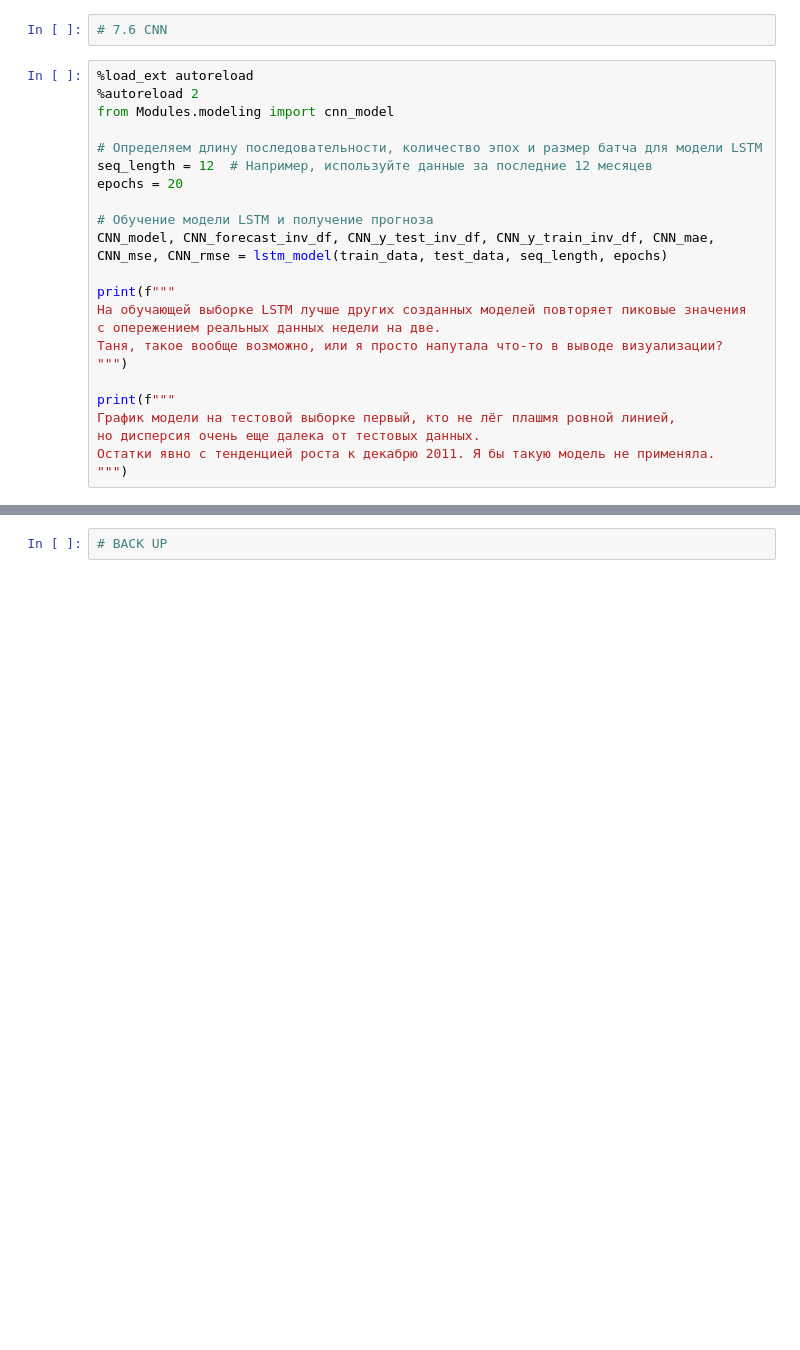
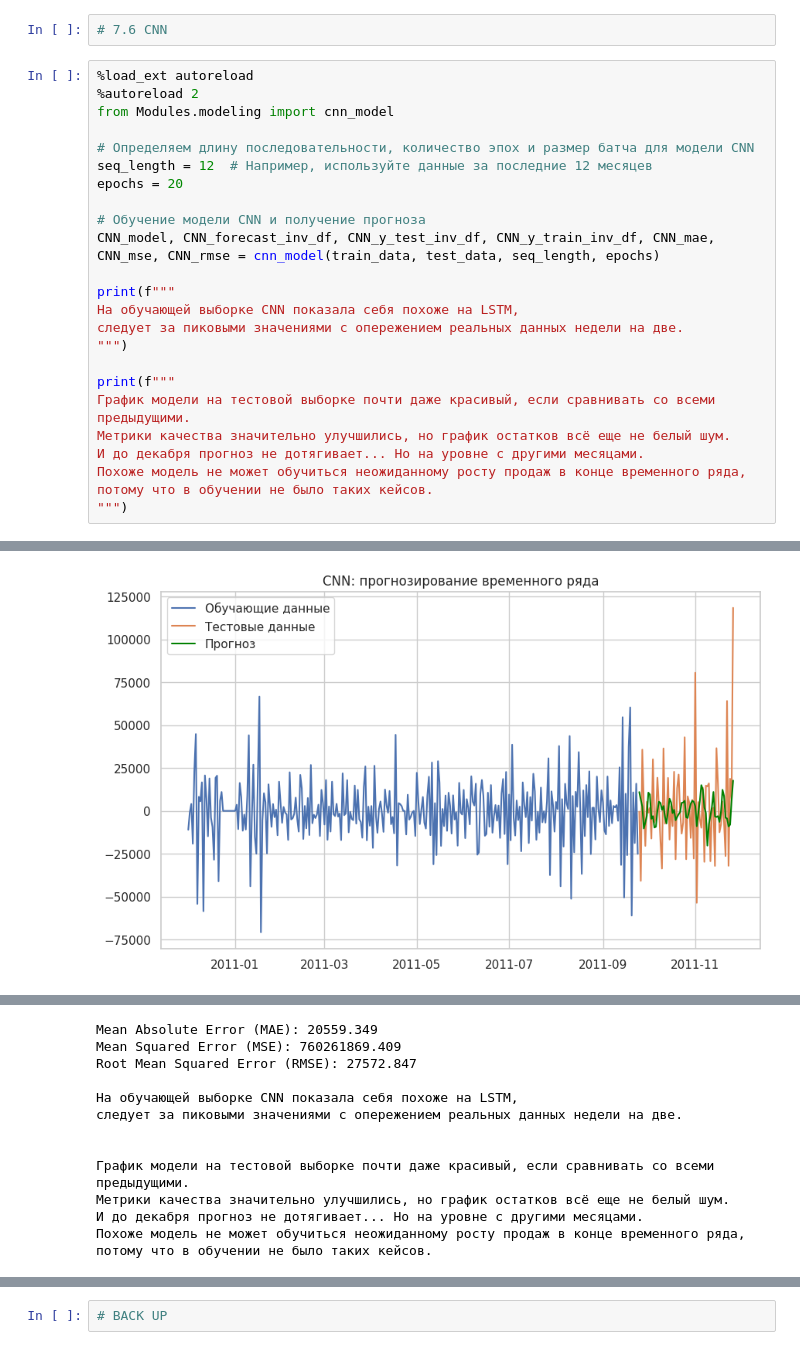
Before and after one commit to Vera-Moroz/DS_Project, a Jupyter notebook: HW_6/Main.ipynb, the cells around one changed output, grey strips where cells are left out. Drawn from its saved outputs; the diff is of its cells as text; blank space fills up the shorter version.

```diff
--- a/HW_6/Main.ipynb
+++ b/HW_6/Main.ipynb
@@ -744,21 +744,22 @@ RMSE (Root Mean Squared Error): LSTM = 26474.244 < SARIMA = 26822.577).
 %autoreload 2
 from Modules.modeling import cnn_model
 
-# Определяем длину последовательности, количество эпох и размер батча для модели LSTM
+# Определяем длину последовательности, количество эпох и размер батча для модели CNN
 seq_length = 12  # Например, используйте данные за последние 12 месяцев
 epochs = 20
 
-# Обучение модели LSTM и получение прогноза
-CNN_model, CNN_forecast_inv_df, CNN_y_test_inv_df, CNN_y_train_inv_df, CNN_mae, CNN_mse, CNN_rmse = lstm_model(train_data, test_data, seq_length, epochs)
+# Обучение модели CNN и получение прогноза
+CNN_model, CNN_forecast_inv_df, CNN_y_test_inv_df, CNN_y_train_inv_df, CNN_mae, CNN_mse, CNN_rmse = cnn_model(train_data, test_data, seq_length, epochs)
 
 print(f"""
-На обучающей выборке LSTM лучше других созданных моделей повторяет пиковые значения
-с опережением реальных данных недели на две.
-Таня, такое вообще возможно, или я просто напутала что-то в выводе визуализации?
+На обучающей выборке CNN показала себя похоже на LSTM,
+следует за пиковыми значениями с опережением реальных данных недели на две.
 """)
 
 print(f"""
-График модели на тестовой выборке первый, кто не лёг плашмя ровной линией,
-но дисперсия очень еще далека от тестовых данных.
-Остатки явно с тенденцией роста к декабрю 2011. Я бы такую модель не применяла.
+График модели на тестовой выборке почти даже красивый, если сравнивать со всеми предыдущими.
+Метрики качества значительно улучшились, но график остатков всё еще не белый шум.
+И до декабря прогноз не дотягивает... Но на уровне с другими месяцами.
+Похоже модель не может обучиться неожиданному росту продаж в конце временного ряда, потому что в обучении не было таких кейсов.
 """)
+# %% [output]
@@ -764,0 +784 @@ print(f"""
+[figure, added]
@@ -764,0 +786,12 @@ print(f"""
+Mean Absolute Error (MAE): 20559.349
+Mean Squared Error (MSE): 760261869.409
+Root Mean Squared Error (RMSE): 27572.847
+
+На обучающей выборке CNN показала себя похоже на LSTM,
+следует за пиковыми значениями с опережением реальных данных недели на две.
+
+
+График модели на тестовой выборке почти даже красивый, если сравнивать со всеми предыдущими.
+Метрики качества значительно улучшились, но график остатков всё еще не белый шум.
+И до декабря прогноз не дотягивает... Но на уровне с другими месяцами.
+Похоже модель не может обучиться неожиданному росту продаж в конце временного ряда, потому что в обучении не было таких кейсов.
```
Also changed, not shown: parts of 5 cells of this notebook.
